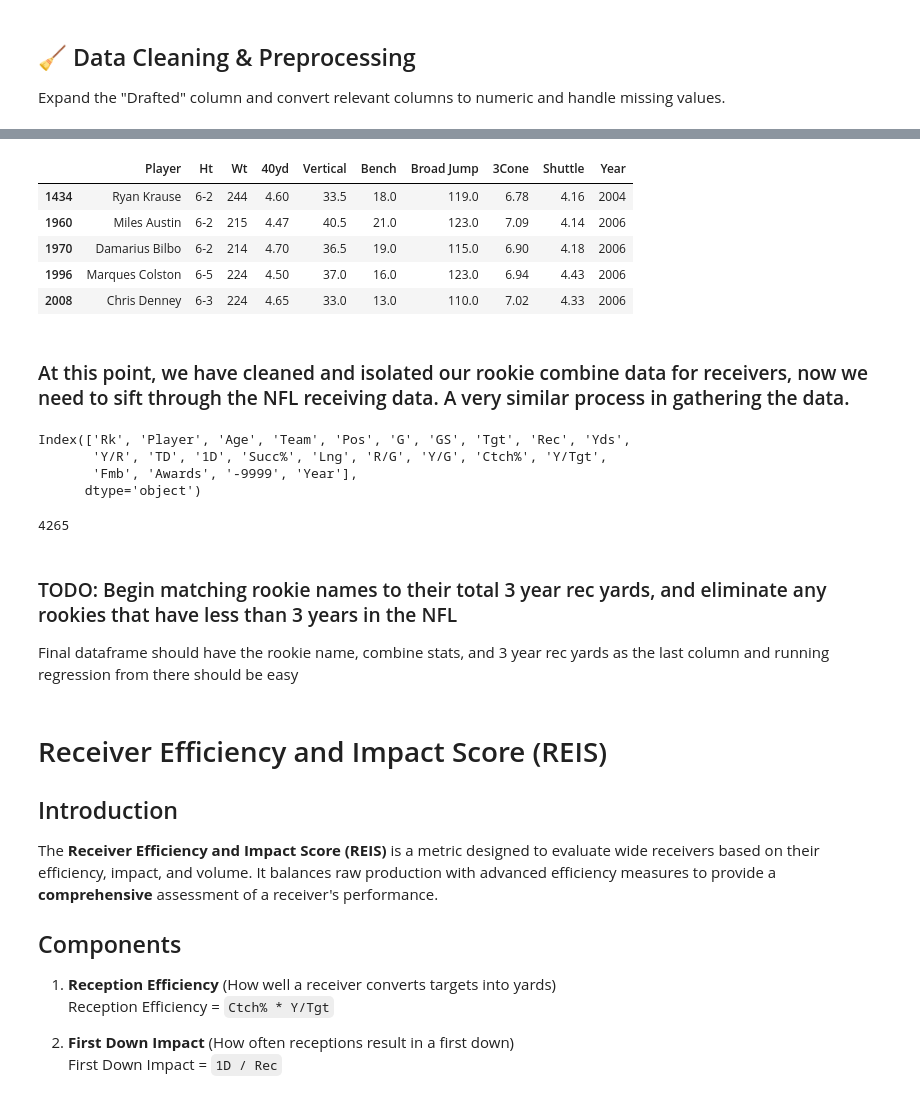
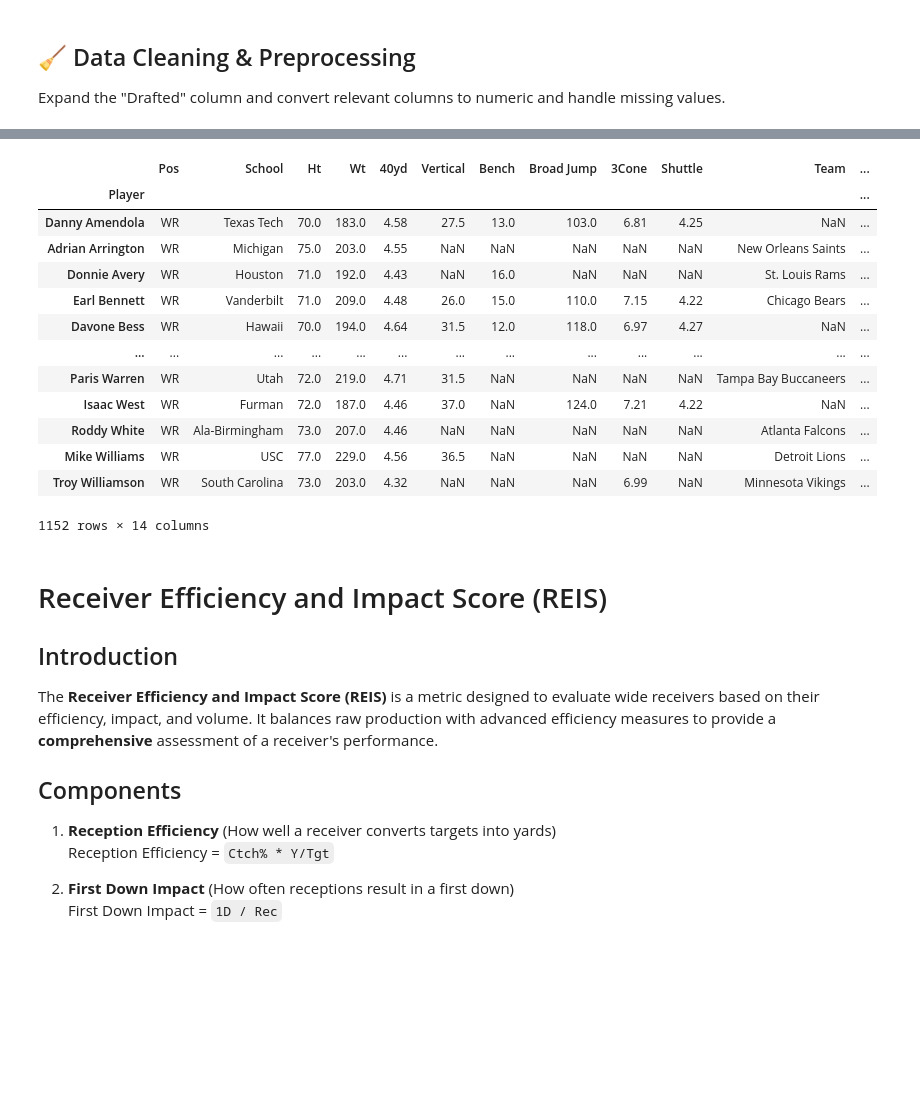
Before and after one commit to vidmt/msas-project, a Jupyter notebook: nfl_combine_analysis.ipynb, the cells around one changed output, grey strips where cells are left out. Cells and saved outputs as stored; diff of their text form; code cells hidden in the pictures; blank space fills up the shorter version.

```diff
--- a/nfl_combine_analysis.ipynb
+++ b/nfl_combine_analysis.ipynb
@@ -202,45 +76,41 @@ cleaned_df.head()
-# %%
-cleaned_combine = cleaned_df.drop(columns=["Pos", "School", "College", "Drafted (tm/rnd/yr)", "Player-additional"])
-# We are keeping year to find the Receiving data in the first 3 years since the combine
-cleaned_combine.head()
-# %% [output]
-|  | Player | Ht | Wt | 40yd | Vertical | Bench | Broad Jump | 3Cone | Shuttle | Year |
-| 1434 | Ryan Krause | 6-2 | 244 | 4.60 | 33.5 | 18.0 | 119.0 | 6.78 | 4.16 | 2004 |
-| 1960 | Miles Austin | 6-2 | 215 | 4.47 | 40.5 | 21.0 | 123.0 | 7.09 | 4.14 | 2006 |
-| 1970 | Damarius Bilbo | 6-2 | 214 | 4.70 | 36.5 | 19.0 | 115.0 | 6.90 | 4.18 | 2006 |
-| 1996 | Marques Colston | 6-5 | 224 | 4.50 | 37.0 | 16.0 | 123.0 | 6.94 | 4.43 | 2006 |
-| 2008 | Chris Denney | 6-3 | 224 | 4.65 | 33.0 | 13.0 | 110.0 | 7.02 | 4.33 | 2006 |
-# %% [markdown]
-### At this point, we have cleaned and isolated our rookie combine data for receivers, now we need to sift through the NFL receiving data. A very similar process in gathering the data.
-# %%
-### Matching the year and name to the nfl draft year, and summing up the receiving yards
-NFL_list = []
-
-for i in range(2000, 2021):
-    file_path = glob.glob(f"data/{i}NFL.csv")
-
-    if file_path:
-        temp = pd.read_csv(file_path[0])
-        temp["Year"] = i
-        NFL_list.append(temp)
-
-NFL_csv = pd.concat(NFL_list, ignore_index=True)
-NFL_csv = NFL_csv[NFL_csv["Pos"] == "WR"]
-NFL_csv.columns
-# %% [output]
-Index(['Rk', 'Player', 'Age', 'Team', 'Pos', 'G', 'GS', 'Tgt', 'Rec', 'Yds',
-       'Y/R', 'TD', '1D', 'Succ%', 'Lng', 'R/G', 'Y/G', 'Ctch%', 'Y/Tgt',
-       'Fmb', 'Awards', '-9999', 'Year'],
-      dtype='object')
-# %%
-## Soring the dataframe for ease of use
-sortedNFL = NFL_csv.sort_values(by=["Year", "Player"], ascending=[True, True])
-sortedNFL.shape[0]
-# %% [output]
-4265
-# %% [markdown]
-### TODO: Begin matching rookie names to their total 3 year rec yards, and eliminate any rookies that have less than 3 years in the NFL
-Final dataframe should have the rookie name, combine stats, and 3 year rec yards as the last column and running regression from there should be easy
+# %%
+def height_to_inches(height_str):
+    if height_str == 'nan':  # Check if the value is NaN
+        return np.nan  # Or use None or 0 depending on your preference
+    feet, inches = height_str.split('-')
+    return int(feet) * 12 + int(inches)  # Convert feet to inches and add the extra inches
+
+
+combine = raw_combine.copy()
+combine[["Team", "Round", "Pick", "Year"]] = combine["Drafted (tm/rnd/yr)"].str.split(" / ", expand=True)
+combine = combine[combine['Pos'] == 'WR']
+combine.drop(columns=['Drafted (tm/rnd/yr)', 'College', 'Player-additional'], inplace=True)
+combine['Ht'] = combine['Ht'].astype(str).apply(height_to_inches)
+combine['Round'] = combine['Round'].astype(str).apply(lambda x: np.nan if x == 'nan' else int(x[0]))
+combine['Pick'] = combine['Pick'].apply(lambda x: int(re.sub(r'\D', '', x)) if pd.notna(x) else x)
+combine.set_index('Player', inplace=True)
+
+nfl = raw_nfl.copy()
+nfl = nfl[nfl['Pos'] == 'WR']
+
+nfl
+nfl[nfl['Year'] == 2024]
+combine
+# %% [output]
+|  | Pos | School | Ht | Wt | 40yd | Vertical | Bench | Broad Jump | 3Cone | Shuttle | Team | ... |
+| Player |  |  |  |  |  |  |  |  |  |  |  | ... |
+| Danny Amendola | WR | Texas Tech | 70.0 | 183.0 | 4.58 | 27.5 | 13.0 | 103.0 | 6.81 | 4.25 | NaN | ... |
+| Adrian Arrington | WR | Michigan | 75.0 | 203.0 | 4.55 | NaN | NaN | NaN | NaN | NaN | New Orleans Saints | ... |
+| Donnie Avery | WR | Houston | 71.0 | 192.0 | 4.43 | NaN | 16.0 | NaN | NaN | NaN | St. Louis Rams | ... |
+| Earl Bennett | WR | Vanderbilt | 71.0 | 209.0 | 4.48 | 26.0 | 15.0 | 110.0 | 7.15 | 4.22 | Chicago Bears | ... |
+| Davone Bess | WR | Hawaii | 70.0 | 194.0 | 4.64 | 31.5 | 12.0 | 118.0 | 6.97 | 4.27 | NaN | ... |
+| ... | ... | ... | ... | ... | ... | ... | ... | ... | ... | ... | ... | ... |
+| Paris Warren | WR | Utah | 72.0 | 219.0 | 4.71 | 31.5 | NaN | NaN | NaN | NaN | Tampa Bay Buccaneers | ... |
+| Isaac West | WR | Furman | 72.0 | 187.0 | 4.46 | 37.0 | NaN | 124.0 | 7.21 | 4.22 | NaN | ... |
+| Roddy White | WR | Ala-Birmingham | 73.0 | 207.0 | 4.46 | NaN | NaN | NaN | NaN | NaN | Atlanta Falcons | ... |
+| Mike Williams | WR | USC | 77.0 | 229.0 | 4.56 | 36.5 | NaN | NaN | NaN | NaN | Detroit Lions | ... |
+| Troy Williamson | WR | South Carolina | 73.0 | 203.0 | 4.32 | NaN | NaN | NaN | 6.99 | NaN | Minnesota Vikings | ... |
+1152 rows × 14 columns
 # %% [markdown]
 # Receiver Efficiency and Impact Score (REIS)
 
```
Also changed, not shown: parts of 21 cells of this notebook, 14 other files.
